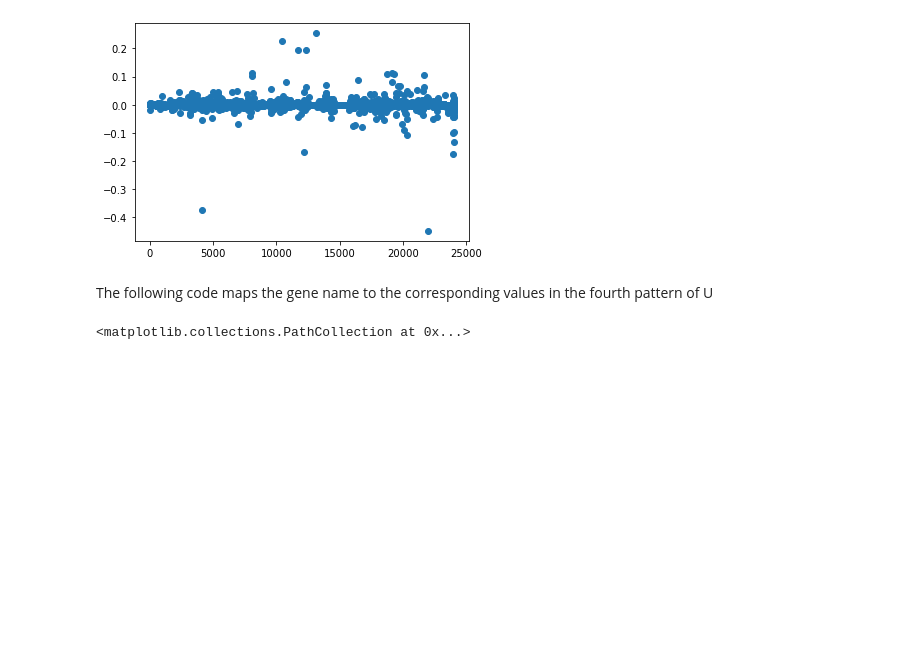
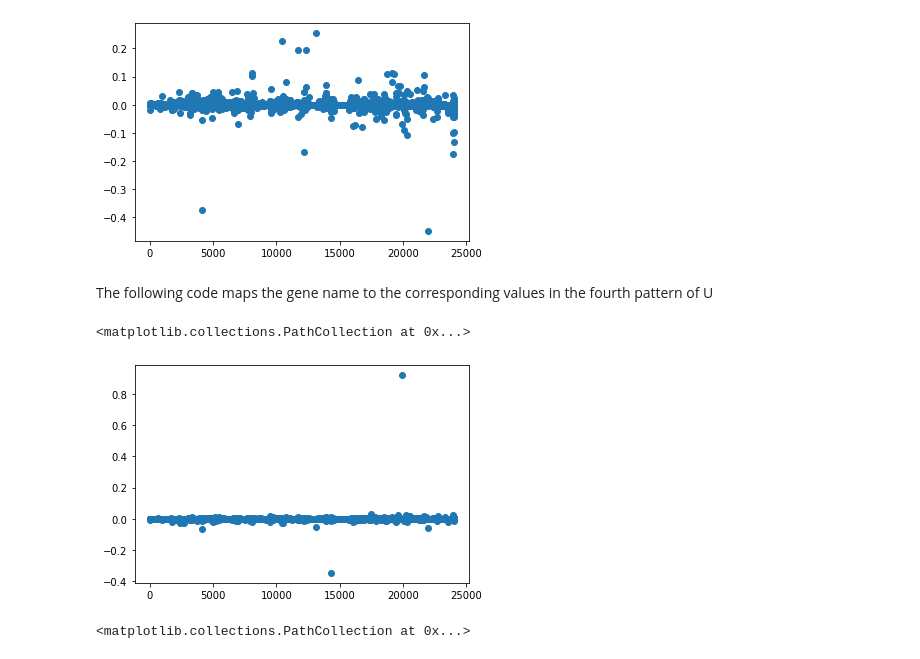
Before and after one commit to miholjcicmarko/DataScienceBME6900Project, a Jupyter notebook: alan brain atlas data/Short file.ipynb, the cells around one changed output. Saved outputs shown, nothing was run; the diff lists cells and outputs as text; code cells hidden in the pictures; blank space fills up the shorter version.

```diff
--- a/alan brain atlas data/Short file.ipynb
+++ b/alan brain atlas data/Short file.ipynb
@@ -688,6 +690,13 @@ plt.scatter(Ux,U6)
 [figure]
 # %% [markdown]
 The following code maps the gene name to the corresponding values in the fourth pattern of U
+# %%
+U3 = U[:,3]
+Ux = np.arange(0,U.shape[0],1)
+plt.scatter(Ux,U3)
+# %% [output]
+<matplotlib.collections.PathCollection at 0x...>
+[figure, added]
 # %%
 U1 = U[:,1]
 Ux = np.arange(0,U.shape[0],1)
```
Also changed, not shown: parts of 9 cells of this notebook, 3 other files.
